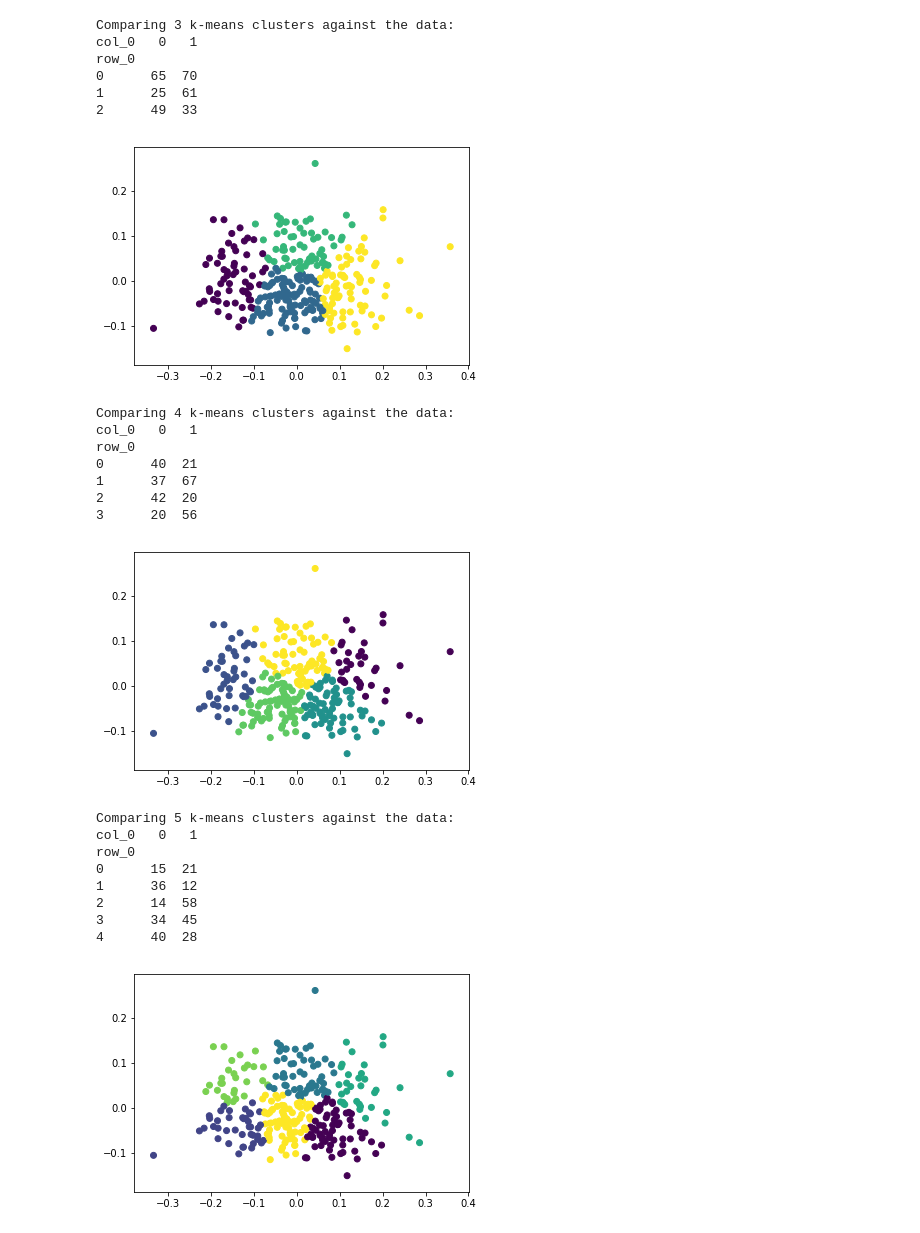
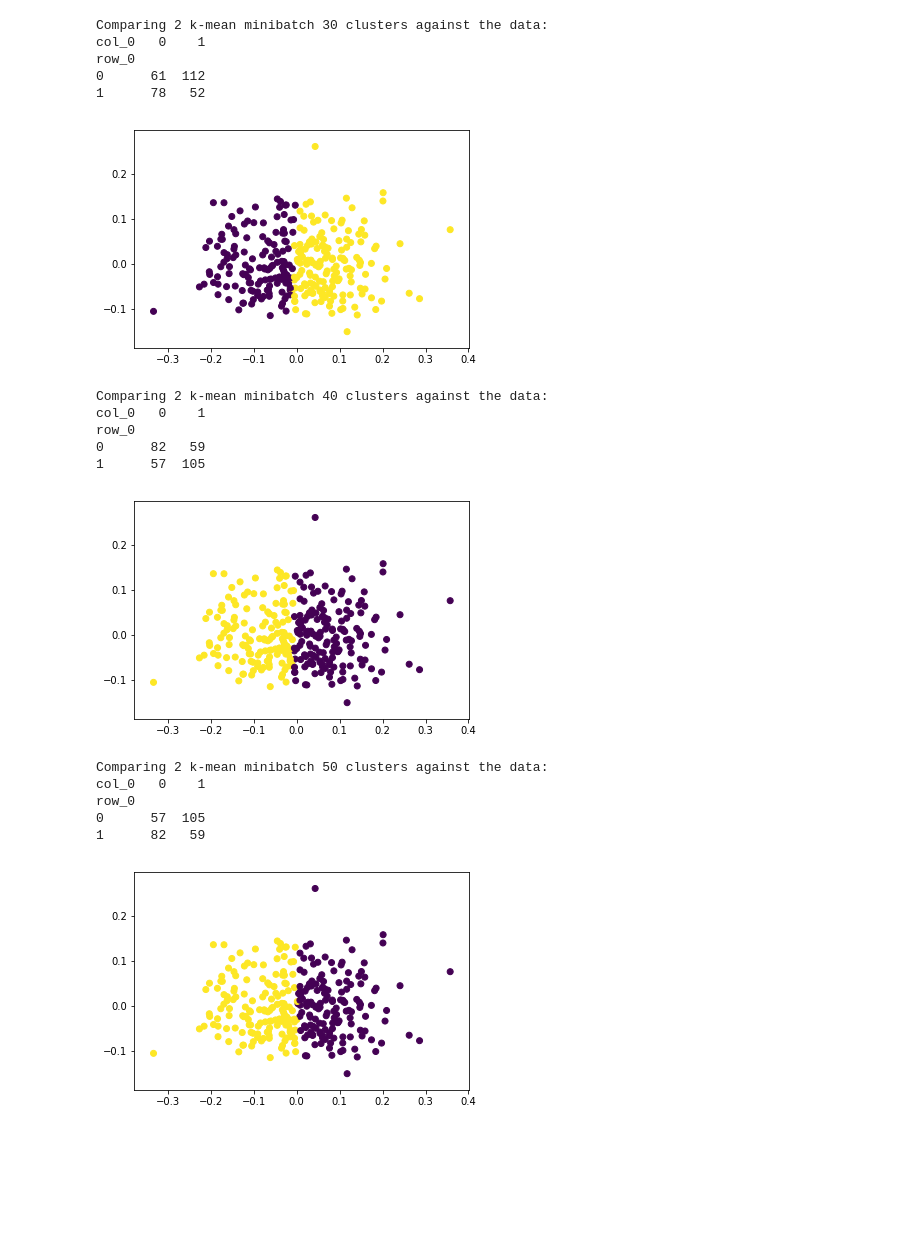
Before and after one commit to Glasiermedic/KNN-examples, a Jupyter notebook: K_Means.ipynb, the cells around one changed output. Cells and saved outputs as stored; diff of their text form; code cells hidden in the pictures; blank space fills up the shorter version.

Commit message:
updated logic to also incorporate a changing cluster size

```diff
--- a/K_Means.ipynb
+++ b/K_Means.ipynb
@@ -77,13 +77,19 @@ Wall time: 34.4 ms
 # %%
 k_list = [2,3,4,5,6,7]
+l_list = [20,30,40,50,60,70,80,90,100,200,300,400]
 for k in k_list:
-    y_pred = KMeans(n_clusters=k, random_state=42).fit_predict(X_pca)
+  for l in l_list:
 
-    # Plot the solution.
-    plt.scatter(X_pca[:, 0], X_pca[:, 1], c=y_pred)
+    # Each batch will be made up of 200 data points.
+    minibatchkmeans = MiniBatchKMeans(
+    init='random',
+    n_clusters=k,
+    batch_size=(l))
+    minibatchkmeans.fit(X_pca)
+
+    predict_mini = minibatchkmeans.predict(X_pca)
+    plt.scatter(X_pca[:, 0], X_pca[:, 1], c=predict_mini);
     plt.show()
-
-    # Check the solution against the data.
-    print('Comparing {} k-means clusters against the data:'.format(k))
-    print(pd.crosstab(y_pred, y))
+    print('Comparing {} k-mean minibatch {} clusters against the data:'.format(k,l))
+    print(pd.crosstab(predict_mini, y))
 # %% [output]
@@ -97,24 +103,18 @@ row_0
-Comparing 3 k-means clusters against the data:
-col_0   0   1
+Comparing 2 k-mean minibatch 30 clusters against the data:
+col_0   0    1
 row_0
-0      65  70
-1      25  61
-2      49  33
+0      61  112
+1      78   52
-[figure, old version]
+[figure, new version]
-Comparing 4 k-means clusters against the data:
-col_0   0   1
+Comparing 2 k-mean minibatch 40 clusters against the data:
+col_0   0    1
 row_0
-0      40  21
-1      37  67
-2      42  20
-3      20  56
+0      82   59
+1      57  105
-[figure, old version]
+[figure, new version]
-Comparing 5 k-means clusters against the data:
-col_0   0   1
+Comparing 2 k-mean minibatch 50 clusters against the data:
+col_0   0    1
 row_0
-0      15  21
-1      36  12
-2      14  58
-3      34  45
-4      40  28
+0      57  105
+1      82   59
-[figure, old version]
+[figure, new version]
```
Also changed, not shown: parts of 4 cells of this notebook.
